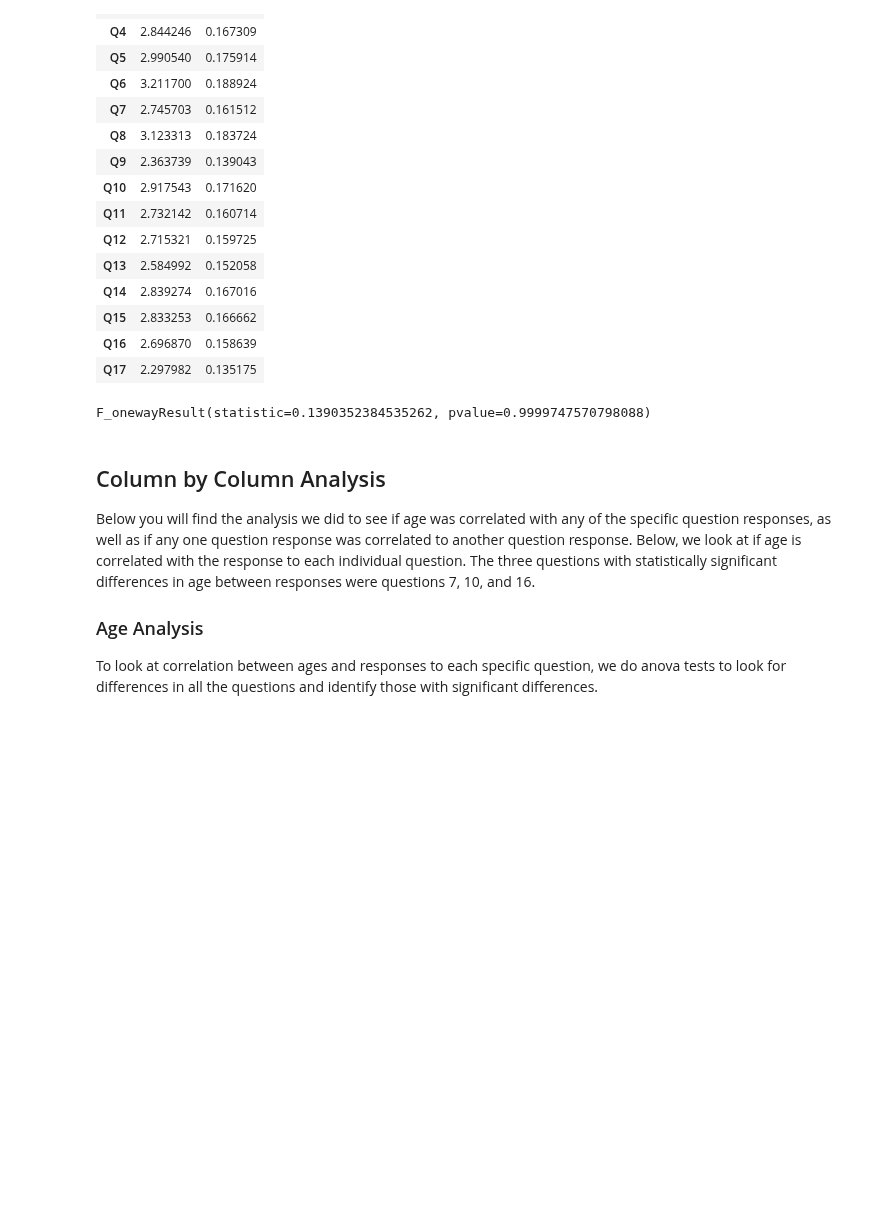
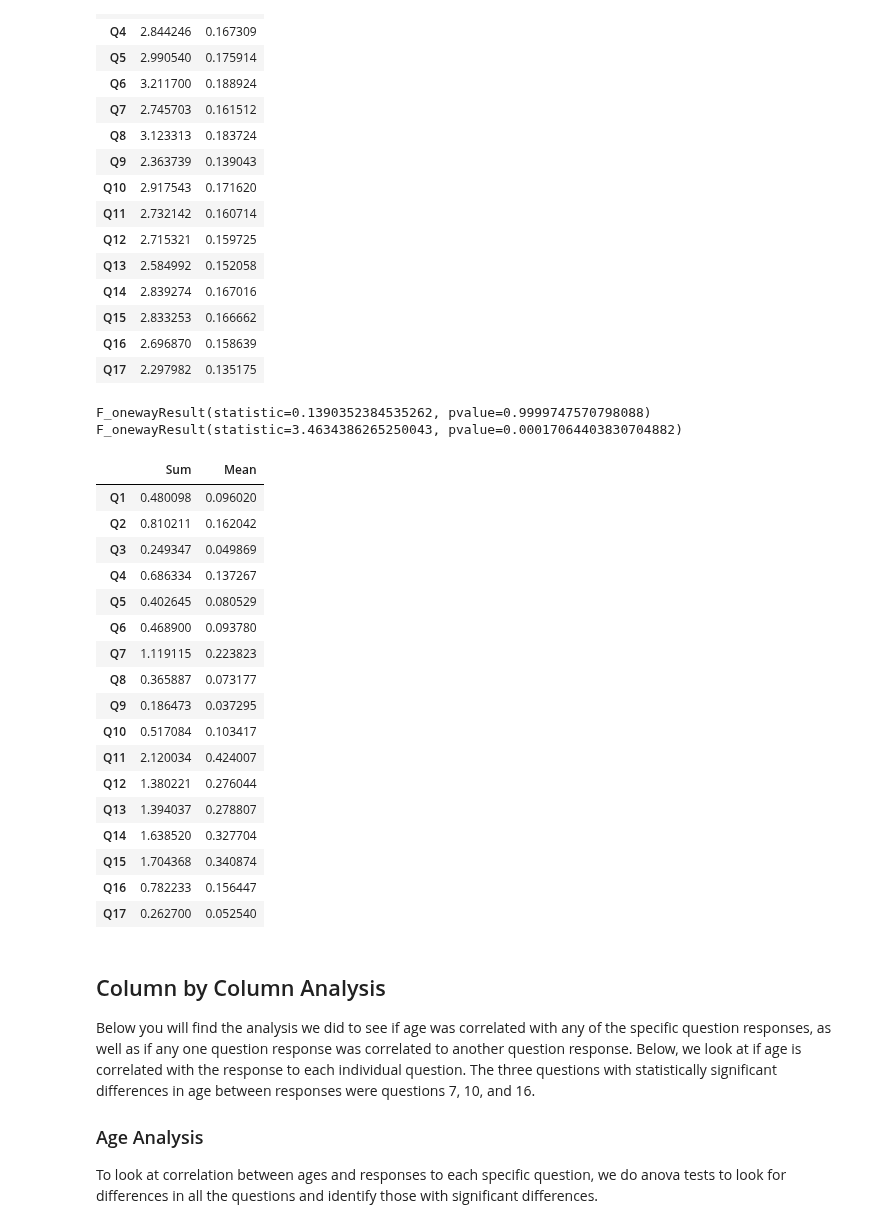
Before and after one commit to zstephe/zstephe.github.io, a Jupyter notebook: honorifics/clustering.ipynb, the cells around one changed output. Cells and saved outputs as stored; diff of their text form; code cells hidden in the pictures; blank space fills up the shorter version.

```diff
--- a/honorifics/clustering.ipynb
+++ b/honorifics/clustering.ipynb
@@ -286,9 +286,43 @@ totalImportance
 l = []
 for col in componentImportance.columns:
     l.append(list(componentImportance[col]))
-f_oneway(*l)
+print(f_oneway(*l))
+
+l = []
+for col in componentImportance.columns:
+    l.append(list(componentImportance[col].iloc[2:7]))
+print(f_oneway(*l))
+#print(tukey_hsd(*l))
 # %% [output]
 F_onewayResult(statistic=0.1390352384535262, pvalue=0.9999747570798088)
+F_onewayResult(statistic=3.4634386265250043, pvalue=0.00017064403830704882)
+# %%
+totalImportance = pd.DataFrame()
+totalImportance['Sum']=componentImportance.iloc[2:7].sum()
+totalImportance['Mean']=componentImportance.iloc[2:7].mean()
+'''for col in totalImportance.columns:
+    info = [componentImportance.sum().iloc[0],componentImportance.mean().iloc[0]]
+    totalImportance[col]=info'''
+totalImportance
+# %% [output]
+|  | Sum | Mean |
+| Q1 | 0.480098 | 0.096020 |
+| Q2 | 0.810211 | 0.162042 |
+| Q3 | 0.249347 | 0.049869 |
+| Q4 | 0.686334 | 0.137267 |
+| Q5 | 0.402645 | 0.080529 |
+| Q6 | 0.468900 | 0.093780 |
+| Q7 | 1.119115 | 0.223823 |
+| Q8 | 0.365887 | 0.073177 |
+| Q9 | 0.186473 | 0.037295 |
+| Q10 | 0.517084 | 0.103417 |
+| Q11 | 2.120034 | 0.424007 |
+| Q12 | 1.380221 | 0.276044 |
+| Q13 | 1.394037 | 0.278807 |
+| Q14 | 1.638520 | 0.327704 |
+| Q15 | 1.704368 | 0.340874 |
+| Q16 | 0.782233 | 0.156447 |
+| Q17 | 0.262700 | 0.052540 |
 # %% [markdown]
 <h2>Column by Column Analysis</h2>
 Below you will find the analysis we did to see if age was correlated with any of the specific question responses, as well as if any one question response was correlated to another question response. Below, we look at if age is correlated with the response to each individual question. The three questions with statistically significant differences in age between responses were questions 7, 10, and 16.
```
Also changed, not shown: parts of 2 cells of this notebook, 2 other files.
